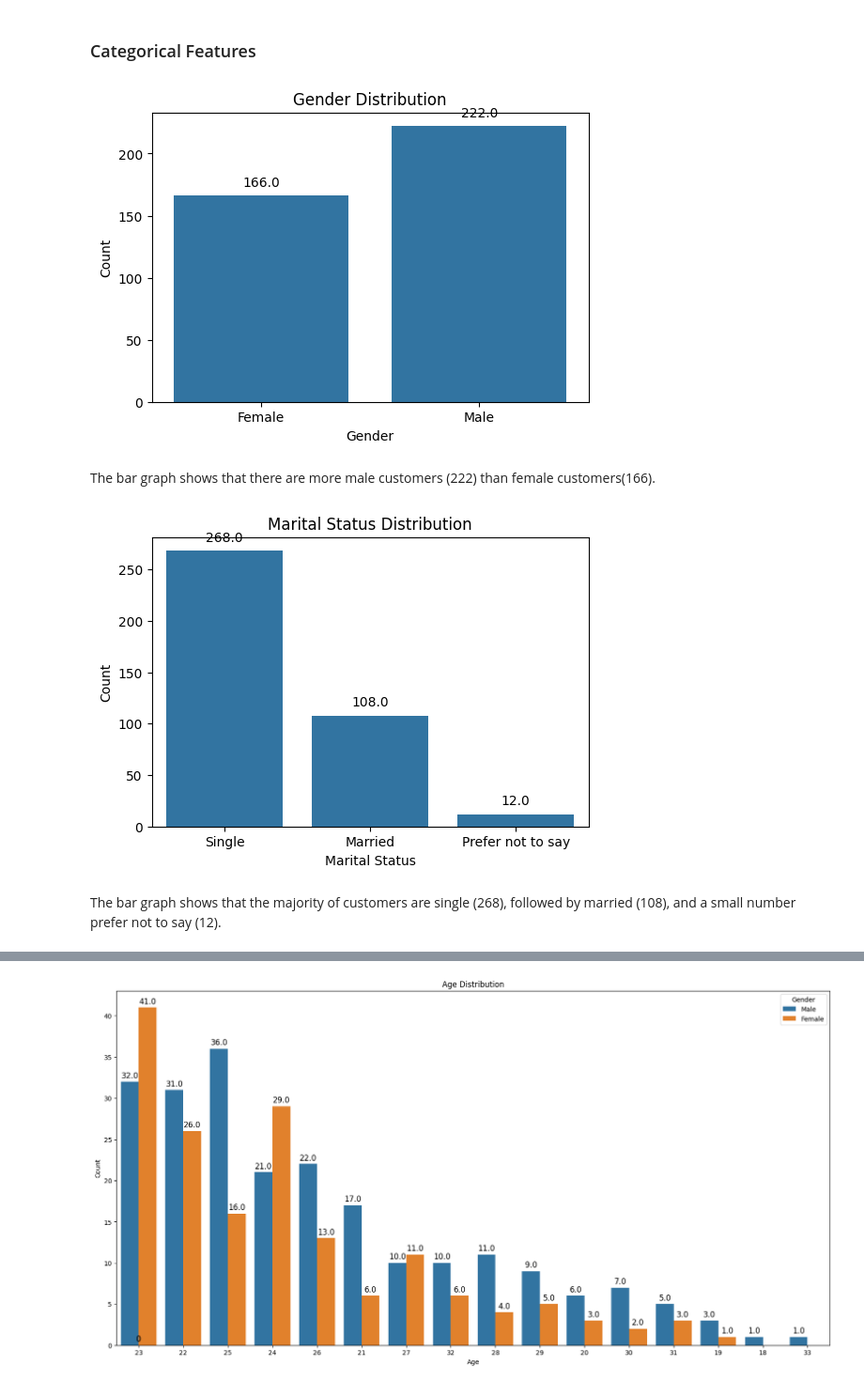
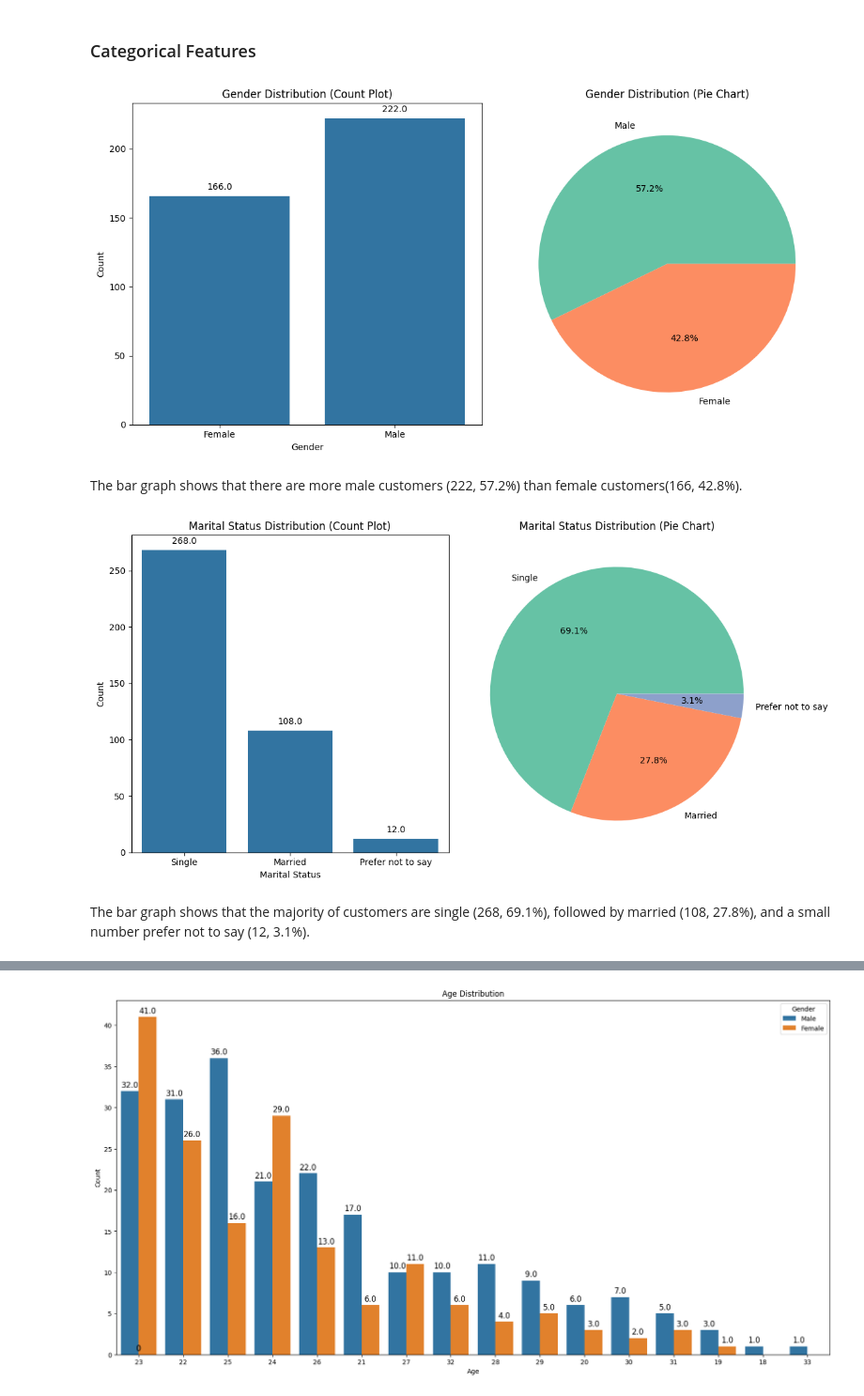
Before and after one commit to Tadeni00/Online-Food-Order-Prediction, a Jupyter notebook: notebook/1 . EDA.ipynb, the cells around one changed output, grey strips where cells are left out. Shown at 94% size. Cells and saved outputs as stored; diff of their text form; code cells hidden in the pictures.

```diff
--- a/notebook/1 . EDA.ipynb
+++ b/notebook/1 . EDA.ipynb
@@ -171,3 +179,13 @@ df.head()
 | 2 | 22 | Male | Single | Student | Below Rs.10000 | Post Graduate | 3 | ... |
 | 3 | 22 | Female | Single | Student | No Income | Graduate | 6 | ... |
 | 4 | 22 | Male | Single | Student | Below Rs.10000 | Post Graduate | 4 | ... |
+# %%
+# Replace specific income ranges with numeric values in the 'Monthly Income' column
+df['Monthly Income'].replace(
+    ['No Income', 'Below Rs.10000', 'More than 50000', '10001 to 25000', '25001 to 50000'],
+    [0, 10000, 50000, 25000, 49999],
+    inplace=True
+)
+
+# Convert 'Monthly Income' to numeric type
+df['Monthly Income'] = pd.to_numeric(df['Monthly Income'])
@@ -234,35 +259,61 @@ The bar graph shows that customers with three family members have the highest pa
 # %% [markdown]
 ### Categorical Features
 # %%
-# Gender Distribution
-plt.figure(figsize=(6, 4))
-ax = sns.countplot(x='Gender', data=df)  # Plot the count of each gender
-plt.title('Gender Distribution')
-plt.xlabel('Gender')
-plt.ylabel('Count')
+# Set up the figure and axes for subplots
+fig, axs = plt.subplots(1, 2, figsize=(12, 6))
+
+# Gender Distribution Count Plot
+sns.countplot(x='Gender', data=df, ax=axs[0])
+axs[0].set_title('Gender Distribution (Count Plot)')
+axs[0].set_xlabel('Gender')
+axs[0].set_ylabel('Count')
+
 # Annotate bars
-for p in ax.patches:
-    ax.annotate(f'{p.get_height()}', (p.get_x() + p.get_width() / 2., p.get_height()),
-                ha='center', va='center', xytext=(0, 10), textcoords='offset points')
+for p in axs[0].patches:
+    axs[0].annotate(f'{p.get_height()}', (p.get_x() + p.get_width() / 2., p.get_height()),
+                    ha='center', va='center', xytext=(0, 10), textcoords='offset points')
+
+# Gender Distribution Pie Chart
+df['Gender'].value_counts().plot.pie(autopct='%1.1f%%', ax=axs[1], colors=['#66c2a5', '#fc8d62'])
+axs[1].set_title('Gender Distribution (Pie Chart)')
+axs[1].set_ylabel('')
+
+# Adjust layout to prevent overlap
+plt.tight_layout()
+
+# Show the plot
 plt.show()
 # %% [output]
-[figure, old version]
+[figure, new version]
 # %% [markdown]
-The bar graph shows that there are more male customers (222) than female customers(166).
+The bar graph shows that there are more male customers (222, 57.2%) than female customers(166, 42.8%).
 # %%
-# Marital Status Distribution
-plt.figure(figsize=(6, 4))
-ax = sns.countplot(x='Marital Status', data=df)  # Plot the count of each marital status
-plt.title('Marital Status Distribution')
-plt.xlabel('Marital Status')
-plt.ylabel('Count')
+# Set up the figure and axes for subplots
+fig, axs = plt.subplots(1, 2, figsize=(12, 6))
+
+# Marital Status Distribution Count Plot
+sns.countplot(x='Marital Status', data=df, ax=axs[0])
+axs[0].set_title('Marital Status Distribution (Count Plot)')
+axs[0].set_xlabel('Marital Status')
+axs[0].set_ylabel('Count')
+
 # Annotate bars
-for p in ax.patches:
-    ax.annotate(f'{p.get_height()}', (p.get_x() + p.get_width() / 2., p.get_height()),
-                ha='center', va='center', xytext=(0, 10), textcoords='offset points')
+for p in axs[0].patches:
+    axs[0].annotate(f'{p.get_height()}', (p.get_x() + p.get_width() / 2., p.get_height()),
+                    ha='center', va='center', xytext=(0, 10), textcoords='offset points')
+
+# Marital Status Distribution Pie Chart
+df['Marital Status'].value_counts().plot.pie(autopct='%1.1f%%', ax=axs[1], colors=['#66c2a5', '#fc8d62', '#8da0cb'])
+axs[1].set_title('Marital Status Distribution (Pie Chart)')
+axs[1].set_ylabel('')
+
+# Adjust layout to prevent overlap
+plt.tight_layout()
+
+# Show the plot
 plt.show()
 # %% [output]
-[figure, old version]
+[figure, new version]
 # %% [markdown]
-The bar graph shows that the majority of customers are single (268), followed by married (108), and a small number prefer not to say (12).
+The bar graph shows that the majority of customers are single (268, 69.1%), followed by married (108, 27.8%), and a small number prefer not to say (12, 3.1%).
 # %%
```
Also changed, not shown: parts of 46 cells of this notebook, 2 other files.
